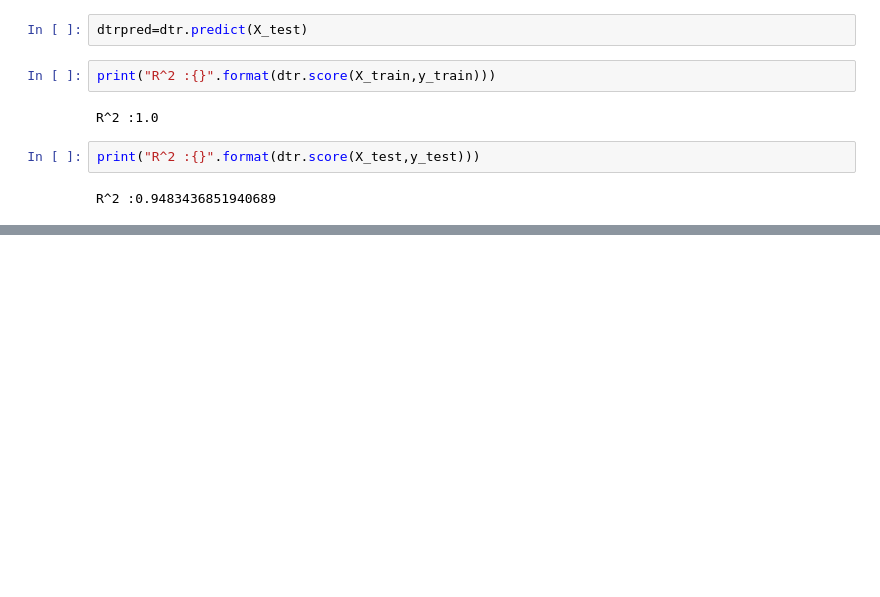
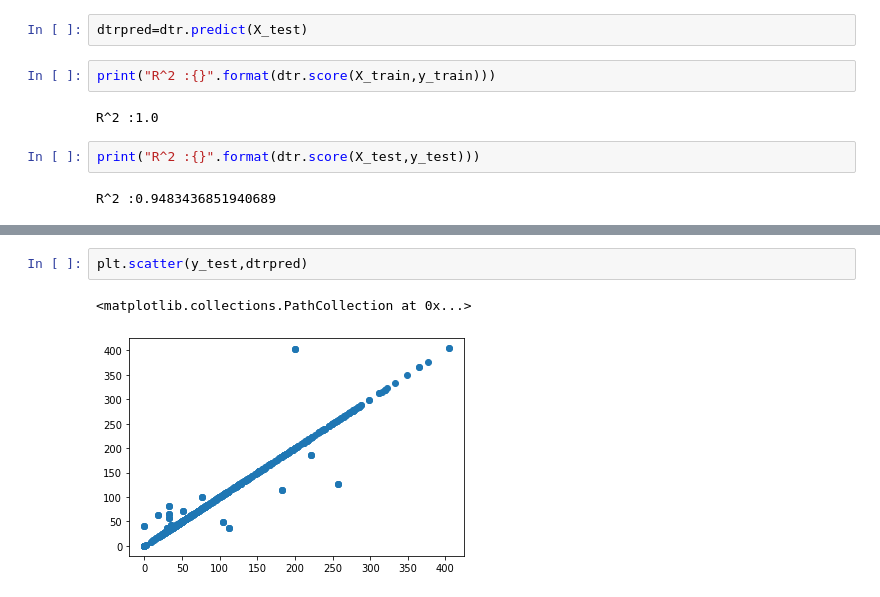
Before and after one commit to Tarun-joy/Pridicting_Air_Quality_ML, a Jupyter notebook: AQIDelhi.ipynb, the cells around one changed output, grey strips where cells are left out. Saved outputs shown, nothing was run; the diff lists cells and outputs as text; blank space fills up the shorter version.

```diff
--- a/AQIDelhi.ipynb
+++ b/AQIDelhi.ipynb
@@ -540,0 +548,5 @@ R^2 :0.9483436851940689
+# %%
+plt.scatter(y_test,dtrpred)
+# %% [output]
+<matplotlib.collections.PathCollection at 0x...>
+[figure, added]
```
Also changed, not shown: parts of 5 cells of this notebook.
